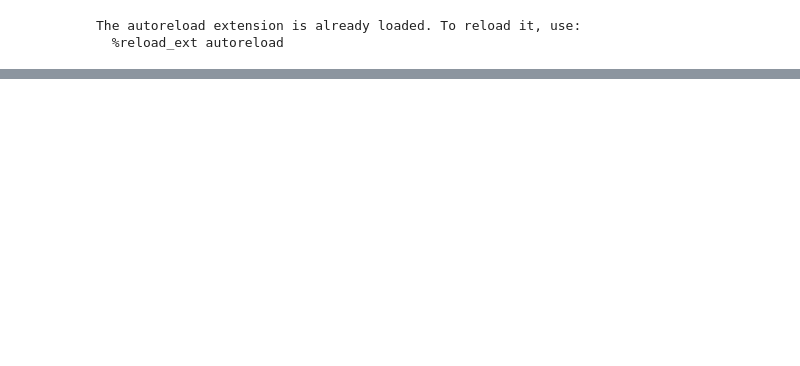
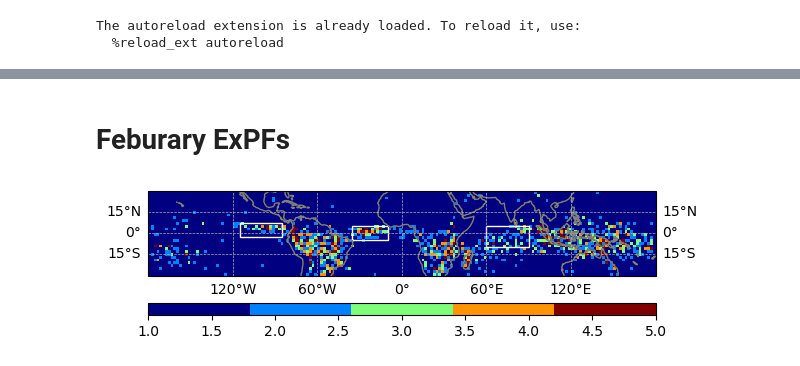
Before and after one commit to pedroanguloumana/morphology_of_precip_extremes, a Jupyter notebook: analysis/Maps_of_PF_Distribution.ipynb, the cells around one changed output, grey strips where cells are left out. Cells and saved outputs as stored; diff of their text form; code cells hidden in the pictures; blank space fills up the shorter version.

```diff
--- a/analysis/Maps_of_PF_Distribution.ipynb
+++ b/analysis/Maps_of_PF_Distribution.ipynb
@@ -181,0 +201,42 @@ Text(0.5, 1.0, 'Non-ExPF Mean Principal Core Size')
+# %% [markdown]
+# Feburary ExPFs
+# %%
+# Distribution of Feb (Ex)Fs
+#
+extreme_feb_pf_mask = feb_pf_stats['max_precip'] >= 60
+ex_feb_pf_count = _grid_mean_pf_stat(pf_stats=feb_pf_stats, data_to_bin=extreme_feb_pf_mask, statistic='sum')
+feb_pf_count = _grid_mean_pf_stat(pf_stats=feb_pf_stats, statistic='count')
+
+# Put in /year units
+#
+# Plot the count of ExFeb PFs
+fig, ax = plt.subplots(figsize=(6,6), constrained_layout=True, subplot_kw={'projection': ccrs.PlateCarree()})
+cmap = discrete_cmap('jet', 5).copy()
+cmap.set_bad(color='white')   # for masked values
+c = ax.pcolormesh(
+    lon_grids,
+    lat_grids,
+    ex_feb_pf_count,
+    cmap=cmap,
+    norm=colors.Normalize(vmin=1, vmax=5),
+    transform=ccrs.PlateCarree()
+)
+
+cb = fig.colorbar(c, orientation='horizontal', shrink=1, aspect=40, pad=0.01)
+ax = _format_axis(ax)
+ax.coastlines(color='grey')
+
+for region in ['EqIO', 'AtlITCZ', 'PacITCZ']:
+    region_dict = get_gsam_region_dict(region)
+    rect = mpatches.Rectangle(
+        (region_dict['lon_west'], region_dict['lat_south']),   # lower-left corner
+        region_dict['lon_east'] - region_dict['lon_west'],     # width (lon range)
+        region_dict['lat_north'] - region_dict['lat_south'],   # height (lat range)
+        linewidth=1,
+        edgecolor='white',
+        facecolor='None',
+        transform=ccrs.PlateCarree()
+    )
+    ax.add_patch(rect)
+# %% [output]
+[figure, added]
```
Also changed, not shown: parts of 12 cells of this notebook, 3 other files.
